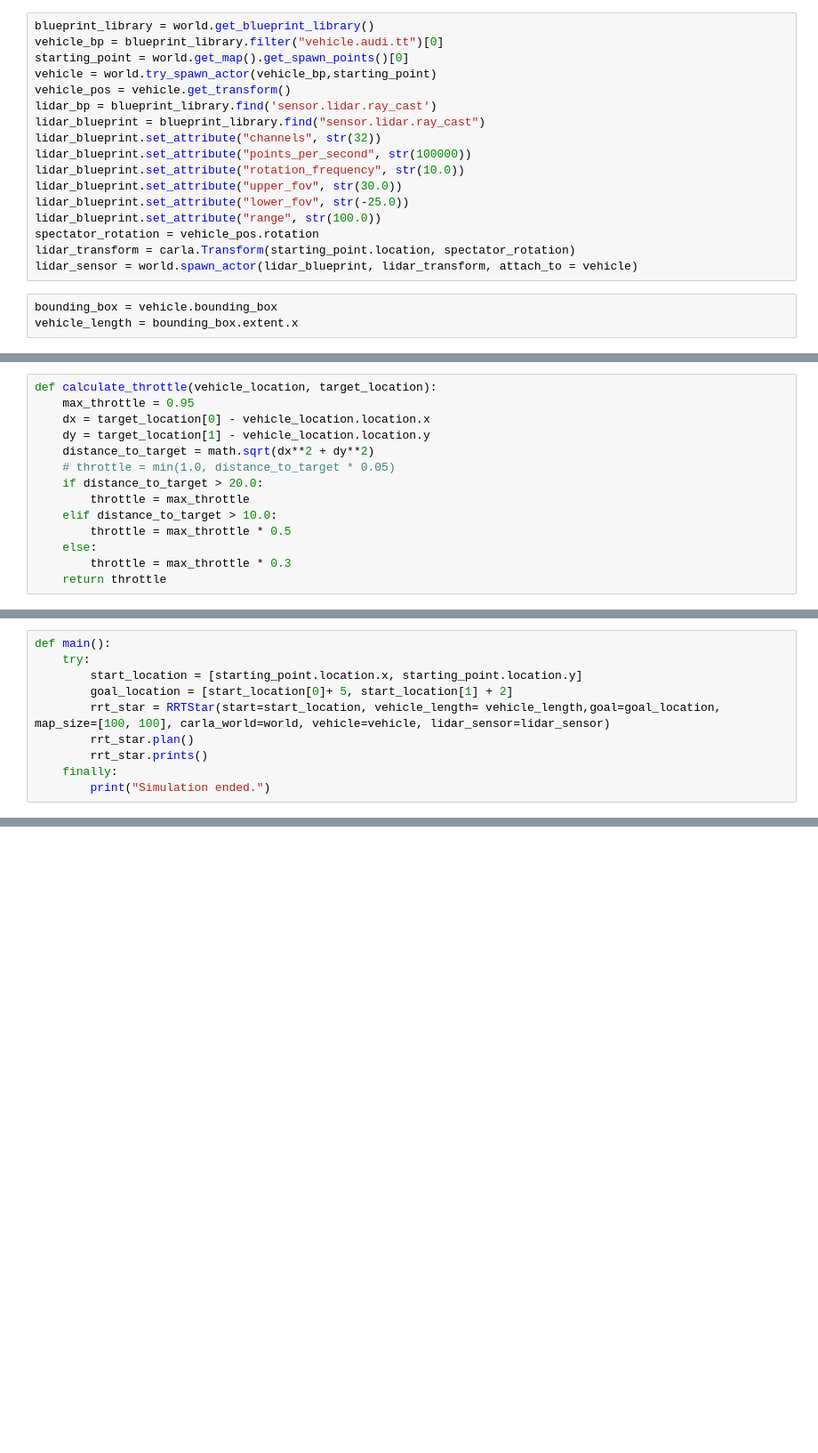
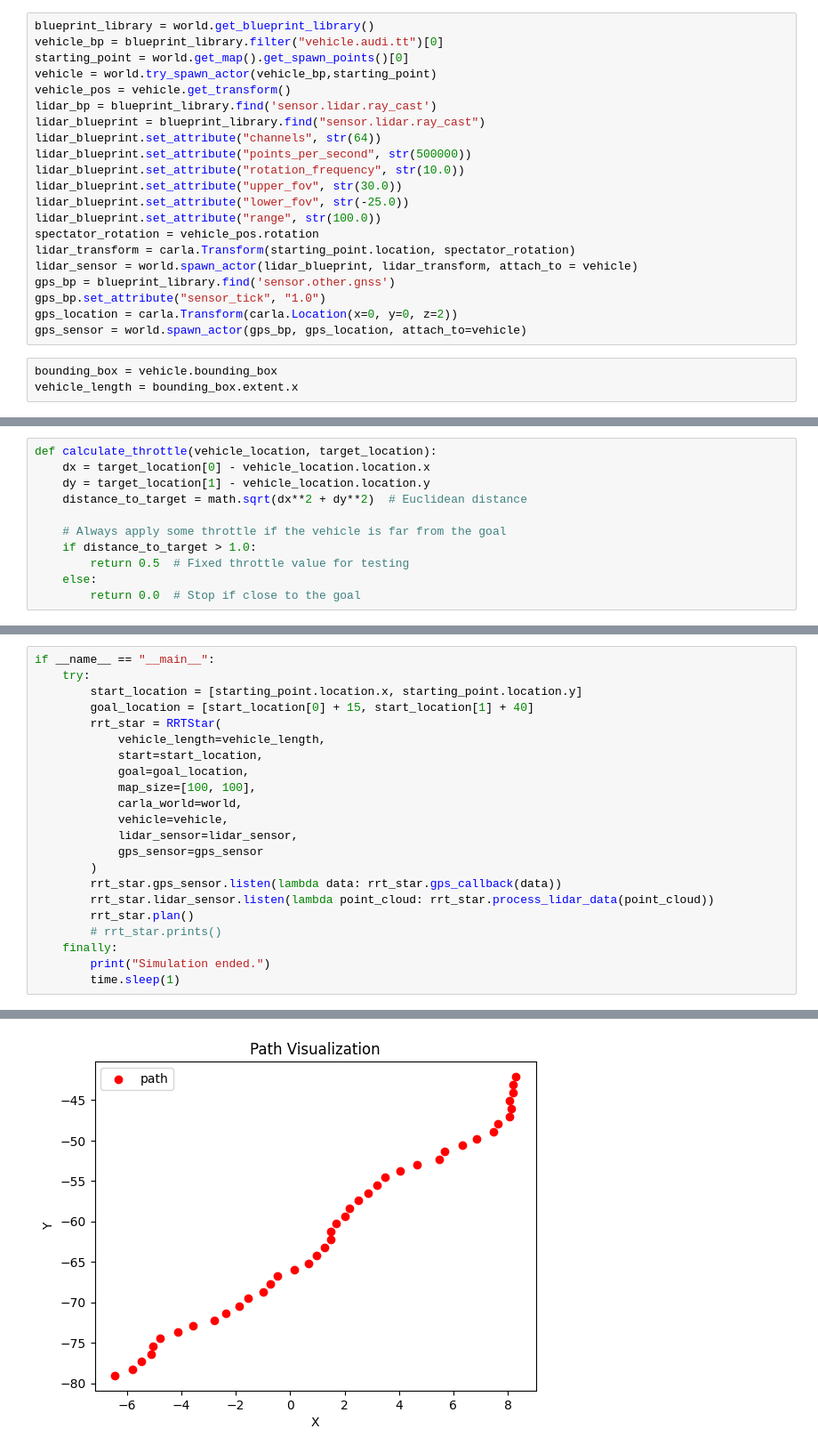
Before and after one commit to AyaAli72/Carla_Path_Planning, a Jupyter notebook: RRTstar.ipynb, the cells around one changed output, grey strips where cells are left out. Shown at 89% size. Cells and saved outputs as stored; diff of their text form; blank space fills up the shorter version.

```diff
--- a/RRTstar.ipynb
+++ b/RRTstar.ipynb
@@ -18,8 +17,8 @@ vehicle = world.try_spawn_actor(vehicle_bp,starting_point)
 vehicle_pos = vehicle.get_transform()
 lidar_bp = blueprint_library.find('sensor.lidar.ray_cast')
 lidar_blueprint = blueprint_library.find("sensor.lidar.ray_cast")
-lidar_blueprint.set_attribute("channels", str(32))
-lidar_blueprint.set_attribute("points_per_second", str(100000))
+lidar_blueprint.set_attribute("channels", str(64))
+lidar_blueprint.set_attribute("points_per_second", str(500000))
 lidar_blueprint.set_attribute("rotation_frequency", str(10.0))
 lidar_blueprint.set_attribute("upper_fov", str(30.0))
 lidar_blueprint.set_attribute("lower_fov", str(-25.0))
@@ -27,6 +26,10 @@ lidar_blueprint.set_attribute("range", str(100.0))
 spectator_rotation = vehicle_pos.rotation
 lidar_transform = carla.Transform(starting_point.location, spectator_rotation)
 lidar_sensor = world.spawn_actor(lidar_blueprint, lidar_transform, attach_to = vehicle)
+gps_bp = blueprint_library.find('sensor.other.gnss')
+gps_bp.set_attribute("sensor_tick", "1.0")
+gps_location = carla.Transform(carla.Location(x=0, y=0, z=2))
+gps_sensor = world.spawn_actor(gps_bp, gps_location, attach_to=vehicle)
 # %%
 bounding_box = vehicle.bounding_box
 vehicle_length = bounding_box.extent.x
@@ -42,17 +55,14 @@ def get_steering_angle(vehicle_location, target_location):
 # %%
 def calculate_throttle(vehicle_location, target_location):
-    max_throttle = 0.95
     dx = target_location[0] - vehicle_location.location.x
     dy = target_location[1] - vehicle_location.location.y
-    distance_to_target = math.sqrt(dx**2 + dy**2)
-    # throttle = min(1.0, distance_to_target * 0.05)
-    if distance_to_target > 20.0:
-        throttle = max_throttle
-    elif distance_to_target > 10.0:
-        throttle = max_throttle * 0.5
+    distance_to_target = math.sqrt(dx**2 + dy**2)  # Euclidean distance
+
+    # Always apply some throttle if the vehicle is far from the goal
+    if distance_to_target > 1.0:
+        return 0.5  # Fixed throttle value for testing
     else:
-        throttle = max_throttle * 0.3
-    return throttle
+        return 0.0  # Stop if close to the goal
 # %%
 # Node class representing a state in the space
 class Node:
@@ -214,10 +242,23 @@ class RRTStar:
 # %%
-def main():
+if __name__ == "__main__":
     try:
         start_location = [starting_point.location.x, starting_point.location.y]
-        goal_location = [start_location[0]+ 5, start_location[1] + 2]
-        rrt_star = RRTStar(start=start_location, vehicle_length= vehicle_length,goal=goal_location, map_size=[100, 100], carla_world=world, vehicle=vehicle, lidar_sensor=lidar_sensor)
+        goal_location = [start_location[0] + 15, start_location[1] + 40]
+        rrt_star = RRTStar(
+            vehicle_length=vehicle_length,
+            start=start_location,
+            goal=goal_location,
+            map_size=[100, 100],
+            carla_world=world,
+            vehicle=vehicle,
+            lidar_sensor=lidar_sensor,
+            gps_sensor=gps_sensor
+        )
+        rrt_star.gps_sensor.listen(lambda data: rrt_star.gps_callback(data))
+        rrt_star.lidar_sensor.listen(lambda point_cloud: rrt_star.process_lidar_data(point_cloud))
         rrt_star.plan()
-        rrt_star.prints()
+        # rrt_star.prints()
     finally:
         print("Simulation ended.")
+        time.sleep(1)
+# %% [output]
@@ -223,0 +270 @@ def main():
+[figure, added]
```
Also changed, not shown: parts of 6 cells of this notebook.
